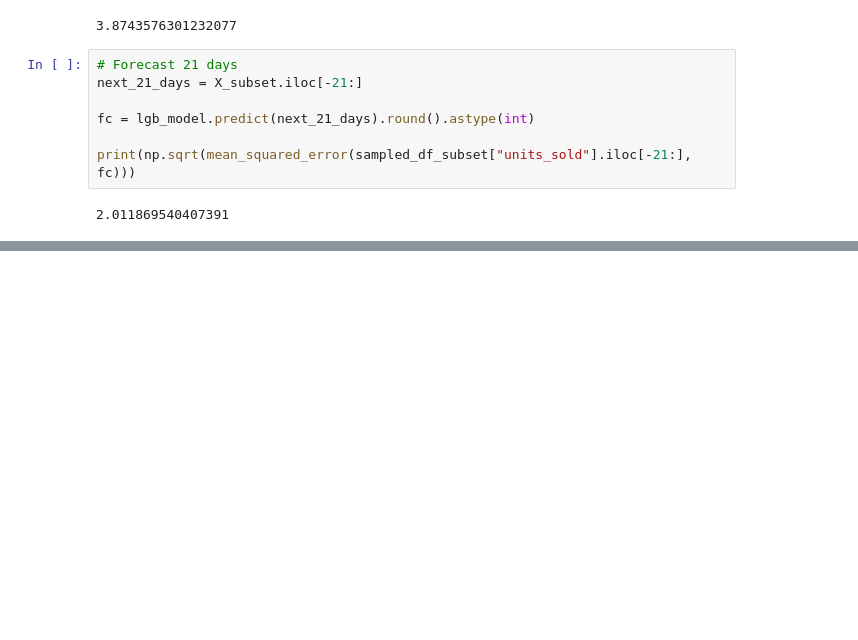
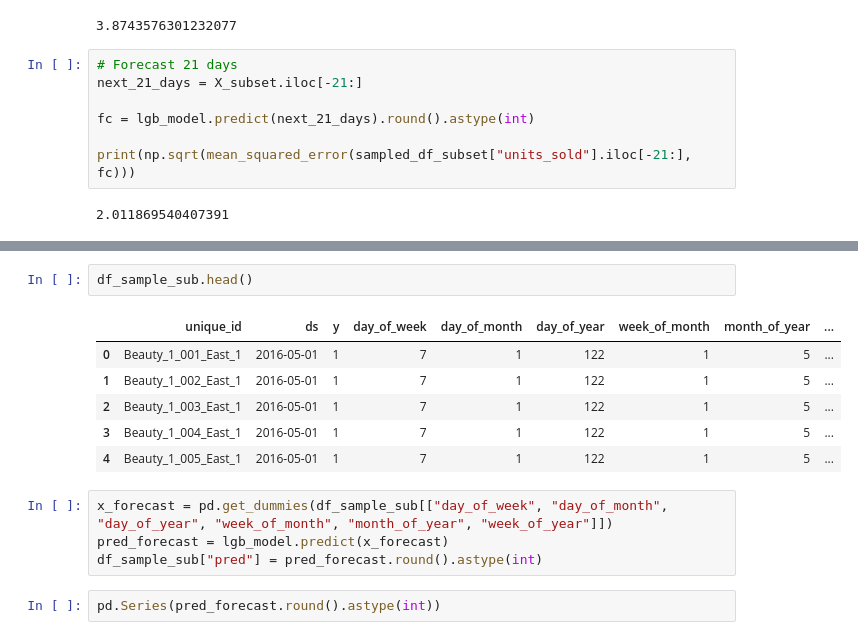
Before and after one commit to TristanKoh/ads-final-project, a Jupyter notebook: code/ml_feature_engineering.ipynb, the cells around one changed output, grey strips where cells are left out. Drawn from its saved outputs; the diff is of its cells as text; blank space fills up the shorter version.

```diff
--- a/code/ml_feature_engineering.ipynb
+++ b/code/ml_feature_engineering.ipynb
@@ -260,0 +417,15 @@ print(np.sqrt(mean_squared_error(sampled_df_subset["units_sold"].iloc[-21:], fc)
+# %%
+df_sample_sub.head()
+# %% [output]
+|  | unique_id | ds | y | day_of_week | day_of_month | day_of_year | week_of_month | month_of_year | ... |
+| 0 | Beauty_1_001_East_1 | 2016-05-01 | 1 | 7 | 1 | 122 | 1 | 5 | ... |
+| 1 | Beauty_1_002_East_1 | 2016-05-01 | 1 | 7 | 1 | 122 | 1 | 5 | ... |
+| 2 | Beauty_1_003_East_1 | 2016-05-01 | 1 | 7 | 1 | 122 | 1 | 5 | ... |
+| 3 | Beauty_1_004_East_1 | 2016-05-01 | 1 | 7 | 1 | 122 | 1 | 5 | ... |
+| 4 | Beauty_1_005_East_1 | 2016-05-01 | 1 | 7 | 1 | 122 | 1 | 5 | ... |
+# %%
+x_forecast = pd.get_dummies(df_sample_sub[["day_of_week", "day_of_month", "day_of_year", "week_of_month", "month_of_year", "week_of_year"]])
+pred_forecast = lgb_model.predict(x_forecast)
+df_sample_sub["pred"] = pred_forecast.round().astype(int)
+# %%
+pd.Series(pred_forecast.round().astype(int))
```
Also changed, not shown: parts of 22 cells of this notebook.
